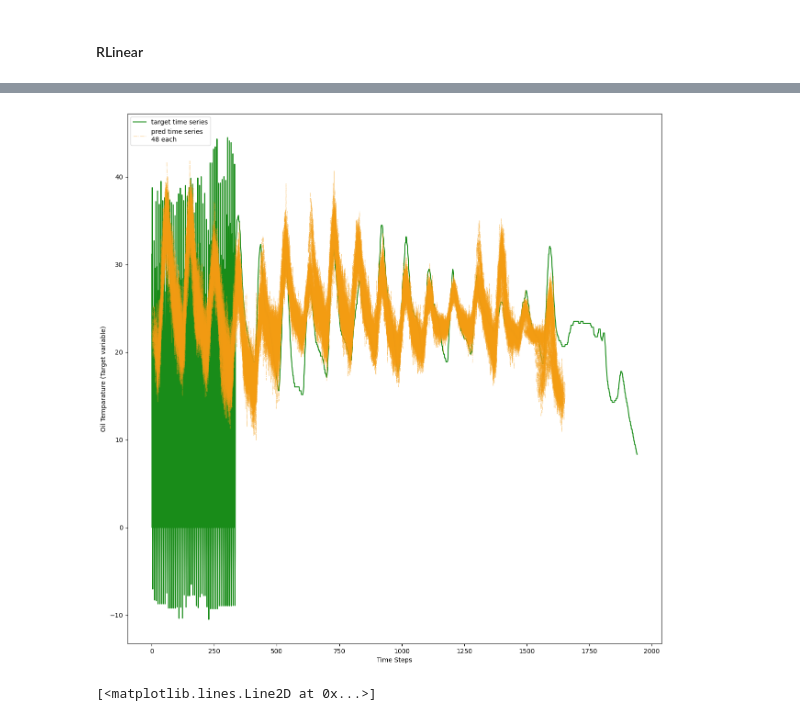
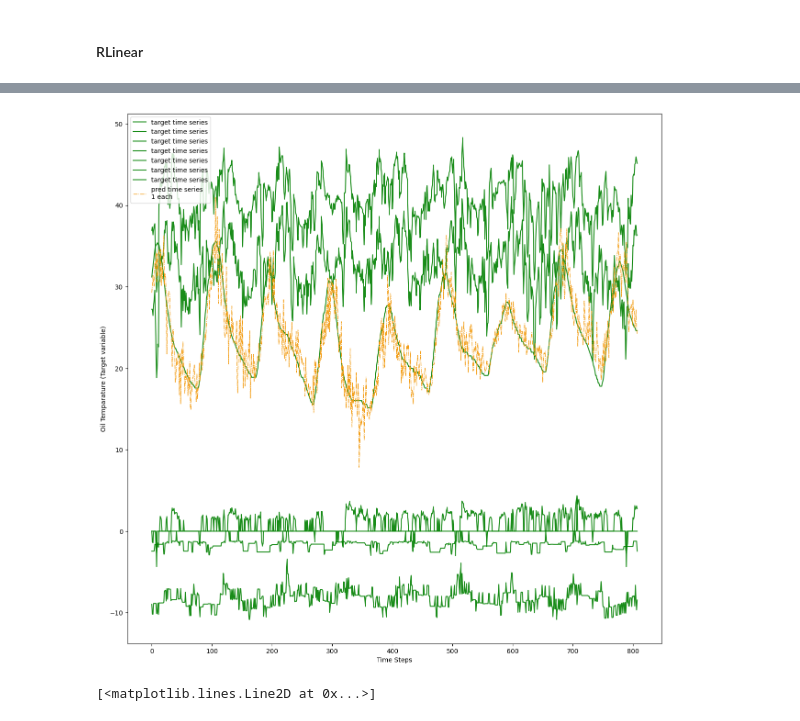
Before and after one commit to nickhanabah/time_series_experiment, a Jupyter notebook: experimentsETTm2.ipynb, the cells around one changed output, grey strips where cells are left out. Cells and saved outputs as stored; diff of their text form; code cells hidden in the pictures.

```diff
--- a/experimentsETTm2.ipynb
+++ b/experimentsETTm2.ipynb
@@ -13,16 +13,16 @@ import matplotlib.pyplot as plt
 #### Import Data
 # %%
 ETTm2 = pd.read_csv("/workspaces/time_series_experiment/ETT-small/ETTm2.csv")
-training_df, val_df, test_df = split_dataset(ETTm2, remain_same = False)
+training_df, test_df = split_dataset(ETTm2, remain_same = False)
 # %% [markdown]
 #### Multivariate Case
 # %% [markdown]
 #### Global Parameters
 # %%
-p_lag = 96
-future_steps = 48
+p_lag = 48
+future_steps = 1
 batch_size = 8
-epochs = 5
+epochs = 1
 learning_rate=1.e-4
 decomp_kernel_size = 24
 number_of_forecasts = 100
@@ -41,7 +41,7 @@ net = train(
             p_lag=  p_lag,
             future_steps = future_steps,
             training_df = training_df,
-            validation_df = val_df,
+            validation_df = test_df,
             feature_columns = feature_columns,
             target_column = target_column,
             learning_rate=learning_rate ,
@@ -73,9 +71,8 @@ ValueError: operands could not be broadcast together with shapes (8,48) (8,1,336
 # %%
 test_data = DataLoader(TimeSeriesDataset(test_df,future_steps= future_steps, target_column = target_column,feature_columns=feature_columns,p_lag=p_lag), batch_size=batch_size,drop_last=True)
-plot_multistep_forecast(test_data=test_data, neural_net=net, future_steps=future_steps, number_of_forecasts=200)
-#evaluate_on_test_data(test_data = test_data, neural_net = net)
+plot_multistep_forecast(test_data=test_data, neural_net=net, future_steps=future_steps, number_of_forecasts=number_of_forecasts)
 # %% [output]
-[figure, old version]
+[figure, new version]
 # %%
 import matplotlib.pyplot as plt
 neti = net.eval()
```
Also changed, not shown: parts of 1 cell of this notebook, 1 other file.
